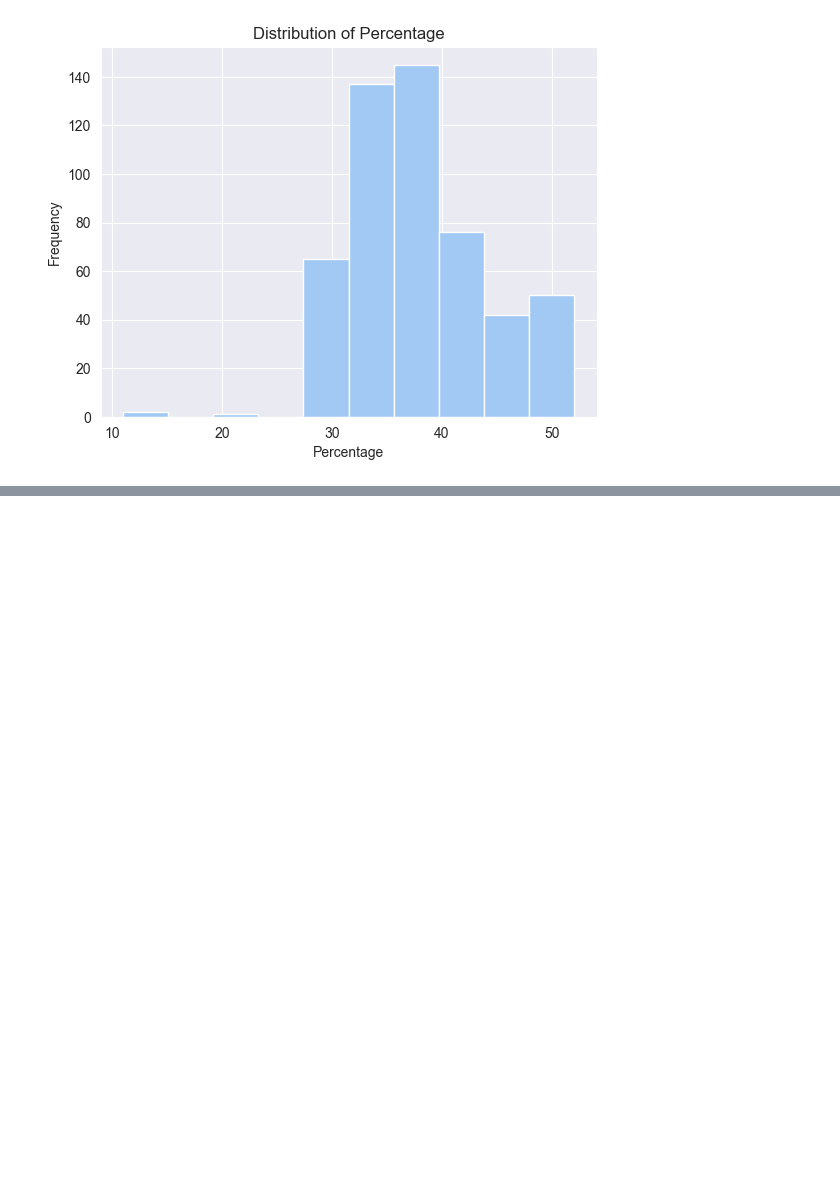
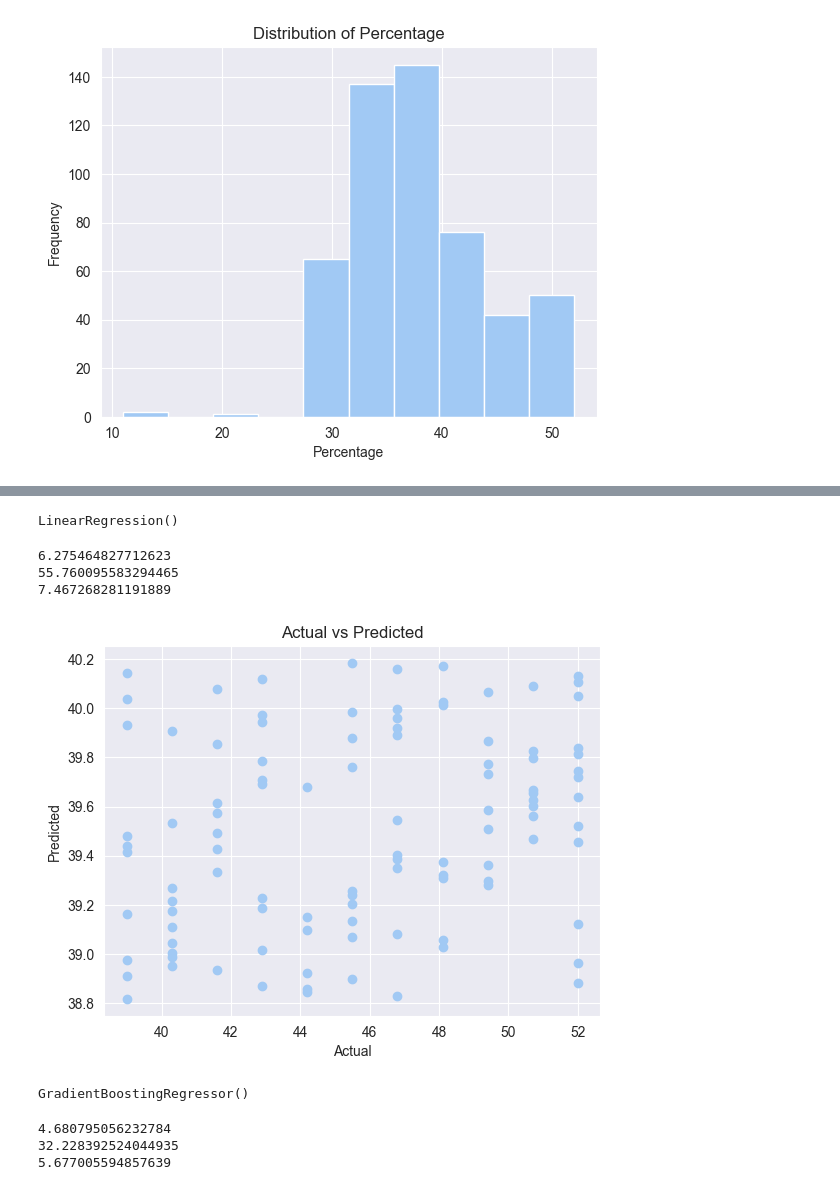
Before and after one commit to Adi-repo/Usage-Forcasting, a Jupyter notebook: Usage Forcasting.ipynb, the cells around one changed output, grey strips where cells are left out. Drawn from its saved outputs; the diff is of its cells as text; code cells hidden in the pictures; blank space fills up the shorter version.

```diff
--- a/Usage Forcasting.ipynb
+++ b/Usage Forcasting.ipynb
@@ -73,0 +71,53 @@ df[((df < (Q1 - 1.5 * IQR)) | (df > (Q3 + 1.5 * IQR))).any(axis=1)]
+# %%
+x = df['TimeStamp'].values.reshape(-1, 1)
+y = df['Percentage'].values.reshape(-1, 1)
+# %%
+# train test split
+from sklearn.model_selection import train_test_split
+x_train, x_test, y_train, y_test = train_test_split(x, y, shuffle=False, test_size=0.2)
+# %%
+# use linear regression model
+from sklearn.linear_model import LinearRegression
+reg = LinearRegression()
+reg.fit(x_train, y_train)
+# %% [output]
+LinearRegression()
+# %%
+#predict the values
+y_pred = reg.predict(x_test)
+# %%
+#calculate mae score
+from sklearn.metrics import mean_absolute_error
+mae = mean_absolute_error(y_test, y_pred)
+print(mae)
+#calculate MSE
+from sklearn.metrics import mean_squared_error
+mse = mean_squared_error(y_test, y_pred)
+print(mse)
+#calculate RMSE
+from sklearn.metrics import mean_squared_error
+from math import sqrt
+rmse = sqrt(mean_squared_error(y_test, y_pred))
+print(rmse)
+# %% [output]
+6.275464827712623
+55.760095583294465
+7.467268281191889
+# %%
+# create a scatter plot between actual and predicted values
+plt.scatter(y_test, y_pred)
+plt.xlabel('Actual')
+plt.ylabel('Predicted')
+plt.title('Actual vs Predicted')
+plt.show()
+# %% [output]
+[figure, added]
+# %%
+# use gradient boosting regressor
+import numpy as np
+from sklearn.ensemble import GradientBoostingRegressor
+y_train = np.ravel(y_train)
+gbr = GradientBoostingRegressor()
+gbr.fit(x_train, y_train)
+# %% [output]
+GradientBoostingRegressor()
@@ -73,0 +127,18 @@ df[((df < (Q1 - 1.5 * IQR)) | (df > (Q3 + 1.5 * IQR))).any(axis=1)]
+# %%
+#calculate mae score
+from sklearn.metrics import mean_absolute_error
+mae = mean_absolute_error(y_test, y_pred)
+print(mae)
+#calculate MSE
+from sklearn.metrics import mean_squared_error
+mse = mean_squared_error(y_test, y_pred)
+print(mse)
+#calculate RMSE
+from sklearn.metrics import mean_squared_error
+from math import sqrt
+rmse = sqrt(mean_squared_error(y_test, y_pred))
+print(rmse)
+# %% [output]
+4.680795056232784
+32.228392524044935
+5.677005594857639
```
Also changed, not shown: parts of 11 cells of this notebook.
